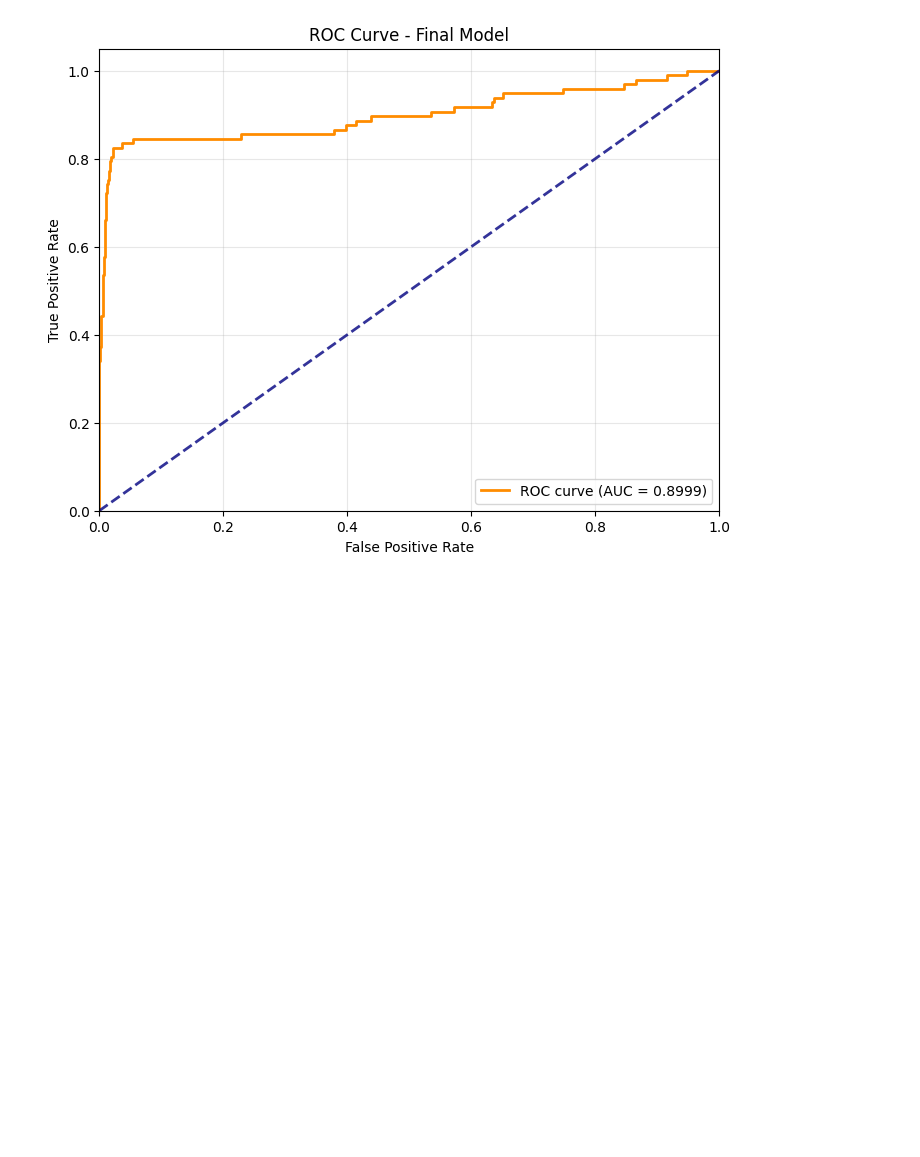
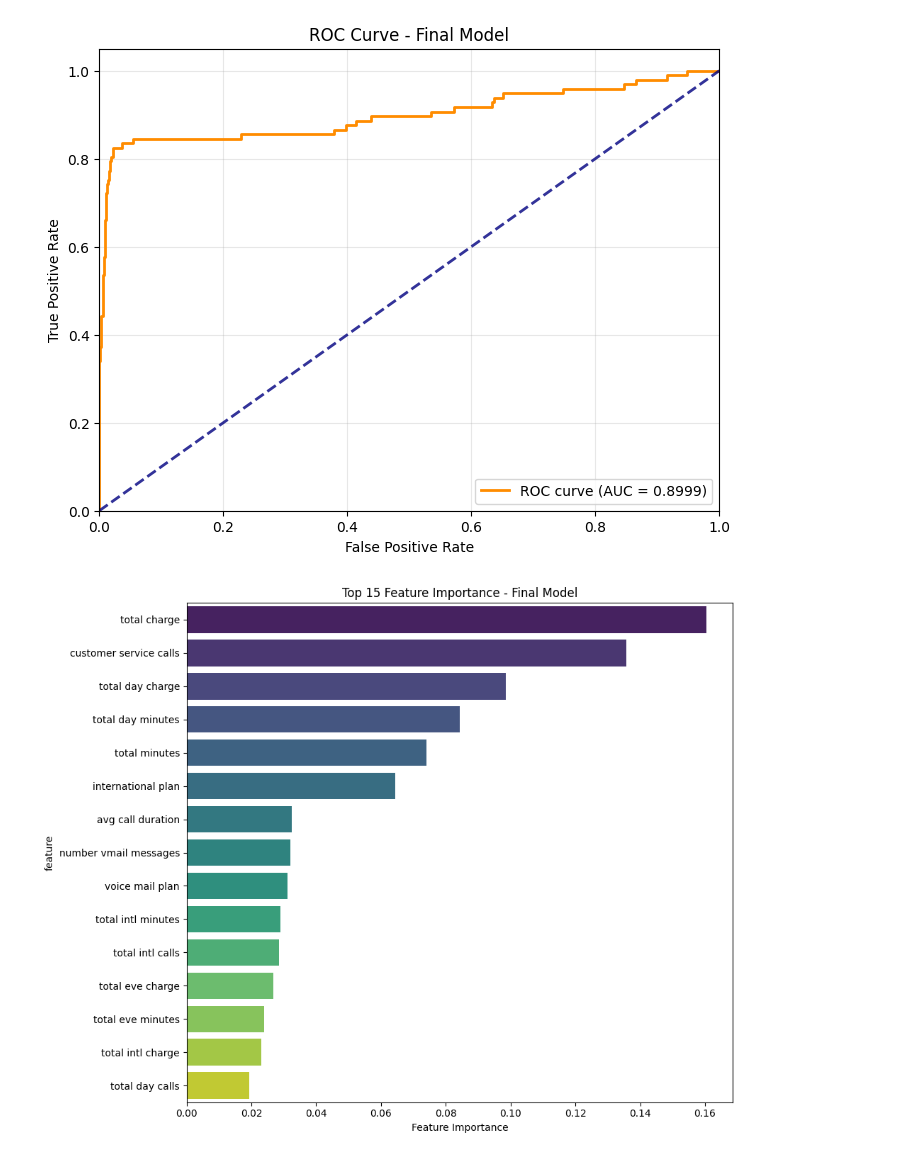
Before and after one commit to Navross/TelCom_Customer_Churn, a Jupyter notebook: syriatel_notebook_churn.ipynb, the cells around one changed output. Drawn from its saved outputs; the diff is of its cells as text; code cells hidden in the pictures; blank space fills up the shorter version.

```diff
--- a/syriatel_notebook_churn.ipynb
+++ b/syriatel_notebook_churn.ipynb
@@ -355,3 +355,20 @@ plt.grid(alpha=0.3)
 plt.show()
 # %% [output]
 [figure]
+# %%
+# Feature Importance Analysis
+feature_importance = pd.DataFrame({
+    'feature': X_train.columns,
+    'importance': final_model.feature_importances_
+}).sort_values('importance', ascending=False)
+
+# Feature importance visualization
+plt.figure(figsize=(10, 8))
+top_features = feature_importance.head(15)
+sns.barplot(data=top_features, y='feature', x='importance', palette='viridis')
+plt.title('Top 15 Feature Importance - Final Model')
+plt.xlabel('Feature Importance')
+plt.tight_layout()
+plt.show()
+# %% [output]
+[figure, added]
```
Also changed, not shown: parts of 2 cells of this notebook.
